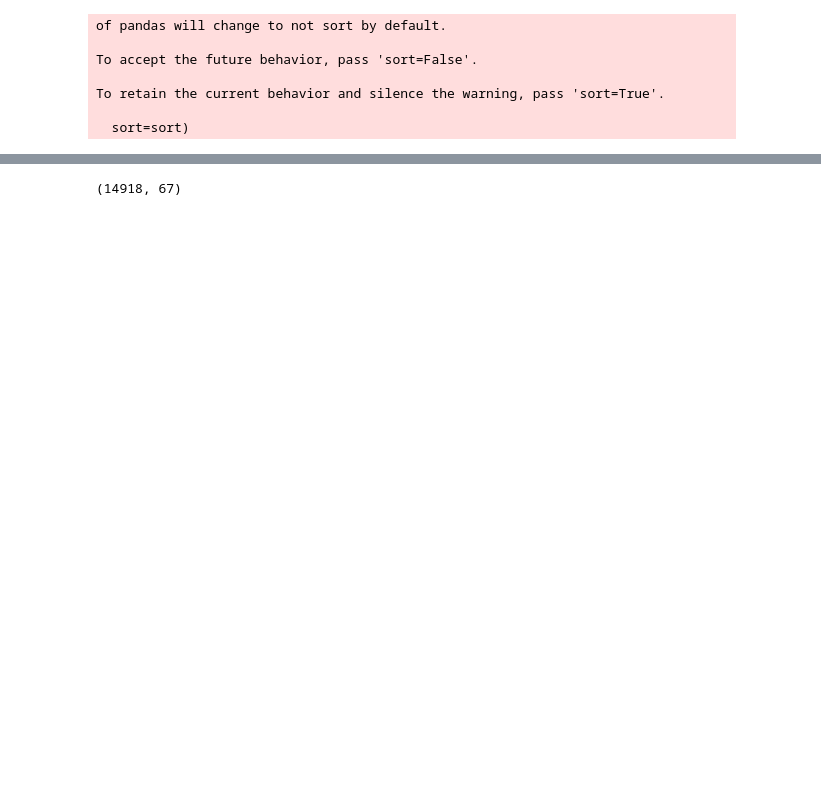
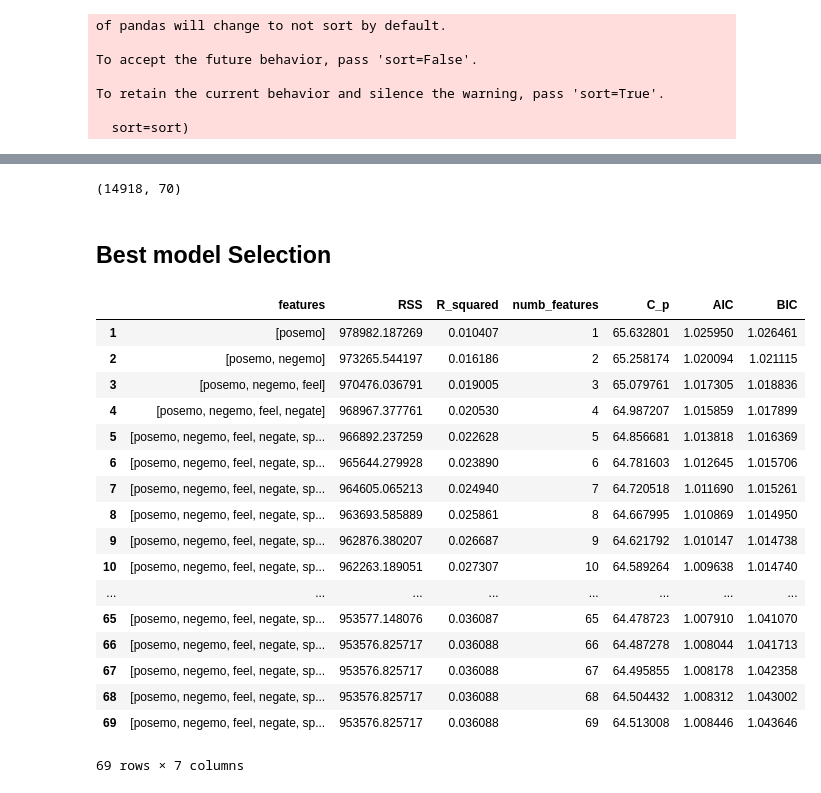
Before and after one commit to shrutih17/AmazonReviews, a Jupyter notebook: Project741.ipynb, the cells around one changed output, grey strips where cells are left out. Cells and saved outputs as stored; diff of their text form; code cells hidden in the pictures; blank space fills up the shorter version.

```diff
--- a/Project741.ipynb
+++ b/Project741.ipynb
@@ -316,4 +377,4 @@ To retain the current behavior and silence the warning, pass 'sort=True'.
 # %%
-df2.shape
+scaled_df.shape
 # %% [output]
-(14918, 67)
+(14918, 70)
@@ -322,2 +380,0 @@ df2['rid']
-# %%
-df3=df2
@@ -334,0 +422,64 @@ Y=Y.fillna(0)
+# %% [markdown]
+## Best model Selection
+# %%
+#Initialization variables
+k = 69
+
+remaining_features = list(X.columns.values)
+features = []
+RSS_list, R_squared_list = [np.inf], [np.inf] #Due to 1 indexing of the loop...
+features_list = dict()
+
+for i in range(1,k+1):
+    best_RSS = np.inf
+
+    for combo in itertools.combinations(remaining_features,1):
+
+            RSS = fit_linear_reg(X[list(combo) + features],Y)   #Store temp result
+
+            if RSS[0] < best_RSS:
+                best_RSS = RSS[0]
+                best_R_squared = RSS[1]
+                best_feature = combo[0]
+
+    #Updating variables for next loop
+    features.append(best_feature)
+    remaining_features.remove(best_feature)
+
+    #Saving values for plotting
+    RSS_list.append(best_RSS)
+    R_squared_list.append(best_R_squared)
+    features_list[i] = features.copy()
+# %%
+df_best = pd.concat([pd.DataFrame({'features':features_list}),pd.DataFrame({'RSS':RSS_list, 'R_squared': R_squared_list})], axis=1, join='inner')
+df_best['numb_features'] = df_best.index
+# %%
+#Initializing useful variables
+m = len(Y)
+p = 11
+hat_sigma_squared = (1/(m - p -1)) * min(df_best['RSS'])
+
+#Computing
+df_best['C_p'] = (1/m) * (df_best['RSS'] + 2 * df_best['numb_features'] * hat_sigma_squared )
+df_best['AIC'] = (1/(m*hat_sigma_squared)) * (df_best['RSS'] + 2 * df_best['numb_features'] * hat_sigma_squared )
+df_best['BIC'] = (1/(m*hat_sigma_squared)) * (df_best['RSS'] +  np.log(m) * df_best['numb_features'] * hat_sigma_squared )
+df_best
+# %% [output]
+|  | features | RSS | R_squared | numb_features | C_p | AIC | BIC |
+| 1 | [posemo] | 978982.187269 | 0.010407 | 1 | 65.632801 | 1.025950 | 1.026461 |
+| 2 | [posemo, negemo] | 973265.544197 | 0.016186 | 2 | 65.258174 | 1.020094 | 1.021115 |
+| 3 | [posemo, negemo, feel] | 970476.036791 | 0.019005 | 3 | 65.079761 | 1.017305 | 1.018836 |
+| 4 | [posemo, negemo, feel, negate] | 968967.377761 | 0.020530 | 4 | 64.987207 | 1.015859 | 1.017899 |
+| 5 | [posemo, negemo, feel, negate, sp... | 966892.237259 | 0.022628 | 5 | 64.856681 | 1.013818 | 1.016369 |
+| 6 | [posemo, negemo, feel, negate, sp... | 965644.279928 | 0.023890 | 6 | 64.781603 | 1.012645 | 1.015706 |
+| 7 | [posemo, negemo, feel, negate, sp... | 964605.065213 | 0.024940 | 7 | 64.720518 | 1.011690 | 1.015261 |
+| 8 | [posemo, negemo, feel, negate, sp... | 963693.585889 | 0.025861 | 8 | 64.667995 | 1.010869 | 1.014950 |
+| 9 | [posemo, negemo, feel, negate, sp... | 962876.380207 | 0.026687 | 9 | 64.621792 | 1.010147 | 1.014738 |
+| 10 | [posemo, negemo, feel, negate, sp... | 962263.189051 | 0.027307 | 10 | 64.589264 | 1.009638 | 1.014740 |
+| ... | ... | ... | ... | ... | ... | ... | ... |
+| 65 | [posemo, negemo, feel, negate, sp... | 953577.148076 | 0.036087 | 65 | 64.478723 | 1.007910 | 1.041070 |
+| 66 | [posemo, negemo, feel, negate, sp... | 953576.825717 | 0.036088 | 66 | 64.487278 | 1.008044 | 1.041713 |
+| 67 | [posemo, negemo, feel, negate, sp... | 953576.825717 | 0.036088 | 67 | 64.495855 | 1.008178 | 1.042358 |
+| 68 | [posemo, negemo, feel, negate, sp... | 953576.825717 | 0.036088 | 68 | 64.504432 | 1.008312 | 1.043002 |
+| 69 | [posemo, negemo, feel, negate, sp... | 953576.825717 | 0.036088 | 69 | 64.513008 | 1.008446 | 1.043646 |
+69 rows × 7 columns
```
Also changed, not shown: parts of 22 cells of this notebook.
